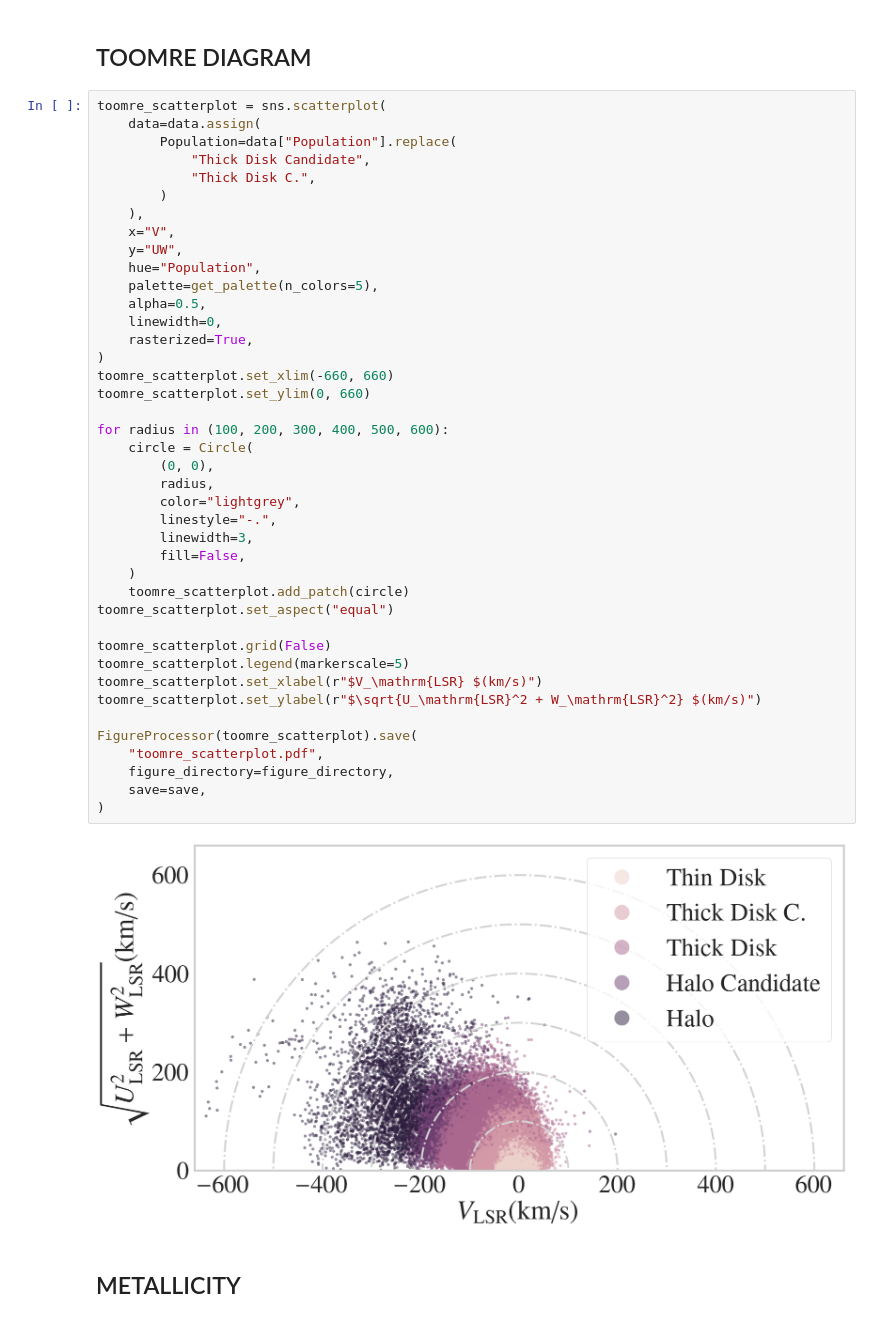
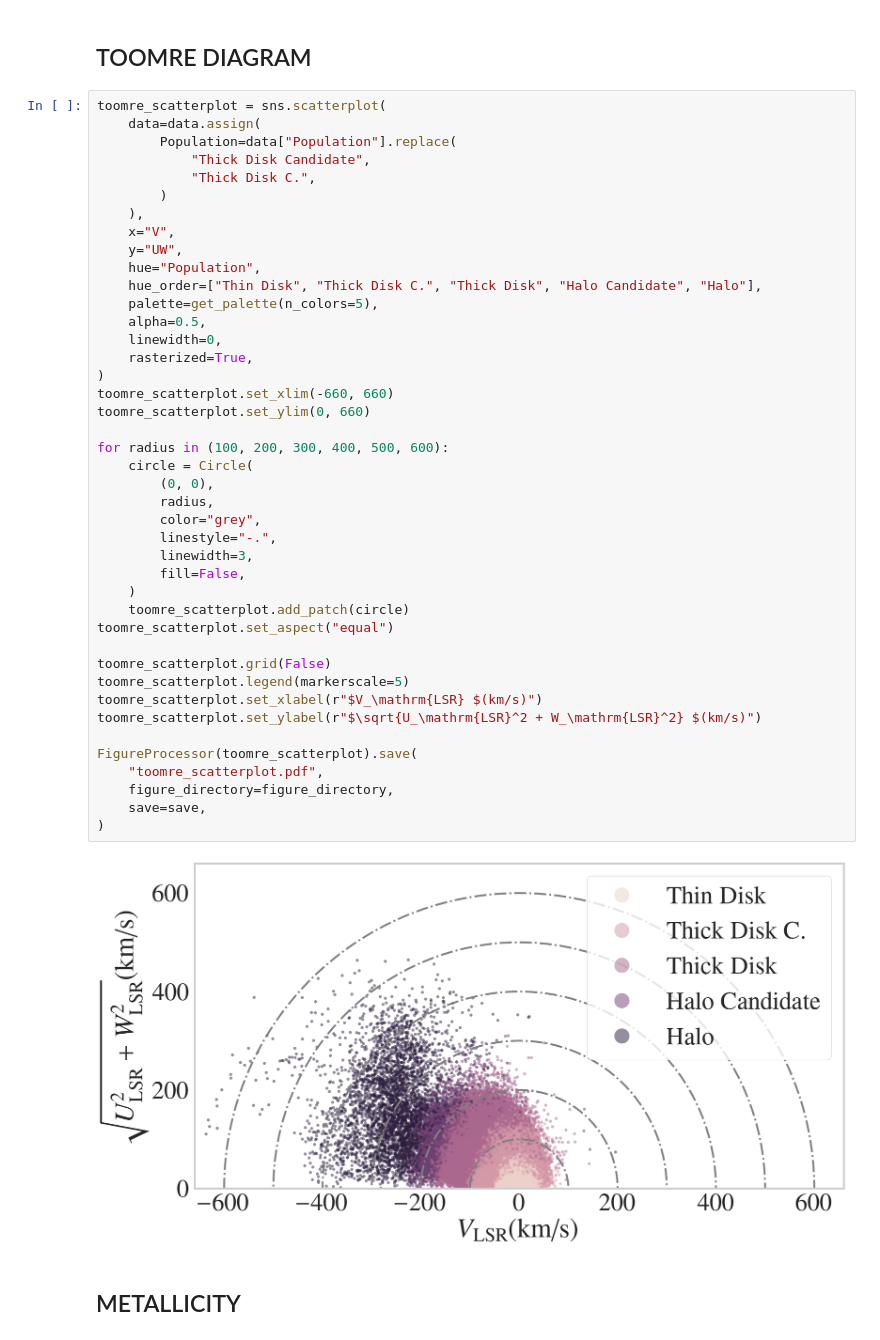
Before and after one commit to ChrisBoettner/plato, a Jupyter notebook: notebooks/04_stellar_sample.ipynb, the cells around one changed output. Cells and saved outputs as stored; diff of their text form.

```diff
--- a/notebooks/04_stellar_sample.ipynb
+++ b/notebooks/04_stellar_sample.ipynb
@@ -70,38 +70,39 @@ toomre_scatterplot = sns.scatterplot(
     x="V",
     y="UW",
     hue="Population",
+    hue_order=["Thin Disk", "Thick Disk C.", "Thick Disk", "Halo Candidate", "Halo"],
     palette=get_palette(n_colors=5),
     alpha=0.5,
     linewidth=0,
     rasterized=True,
 )
 toomre_scatterplot.set_xlim(-660, 660)
 toomre_scatterplot.set_ylim(0, 660)
 
 for radius in (100, 200, 300, 400, 500, 600):
     circle = Circle(
         (0, 0),
         radius,
-        color="lightgrey",
+        color="grey",
         linestyle="-.",
         linewidth=3,
         fill=False,
     )
     toomre_scatterplot.add_patch(circle)
 toomre_scatterplot.set_aspect("equal")
 
 toomre_scatterplot.grid(False)
 toomre_scatterplot.legend(markerscale=5)
 toomre_scatterplot.set_xlabel(r"$V_\mathrm{LSR} $(km/s)")
 toomre_scatterplot.set_ylabel(r"$\sqrt{U_\mathrm{LSR}^2 + W_\mathrm{LSR}^2} $(km/s)")
 
 FigureProcessor(toomre_scatterplot).save(
     "toomre_scatterplot.pdf",
     figure_directory=figure_directory,
     save=save,
 )
 # %% [output]
-[figure, old version]
+[figure, new version]
 # %% [markdown]
 ## METALLICITY
 # %%
```
Also changed, not shown: parts of 2 cells of this notebook, 20 other files.
